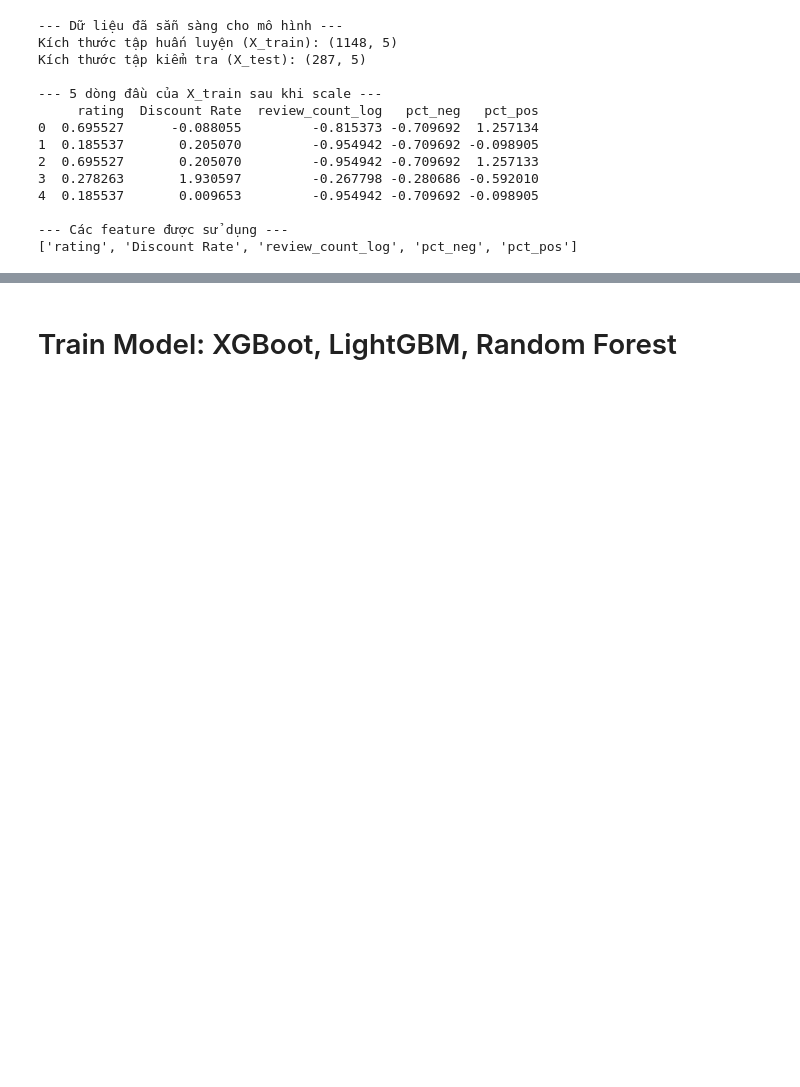
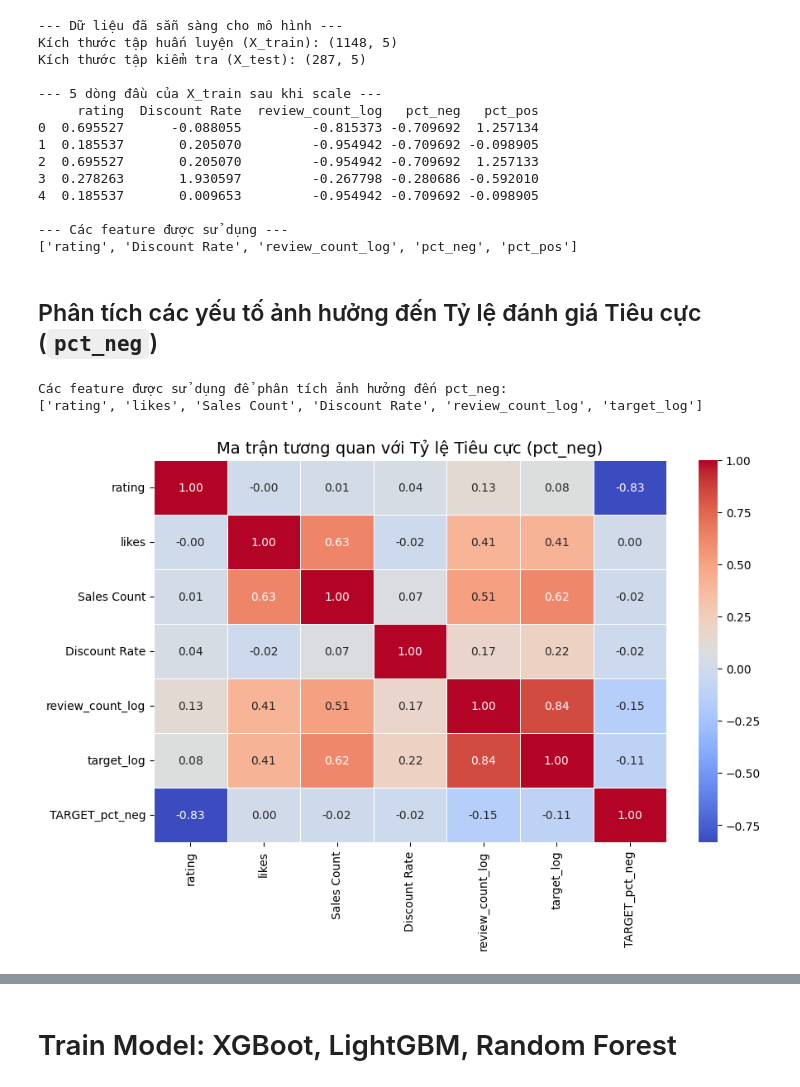
Before and after one commit to nhunggnguyen04/NCKH, a Jupyter notebook: train_model.ipynb, the cells around one changed output, grey strips where cells are left out. Saved outputs shown, nothing was run; the diff lists cells and outputs as text; code cells hidden in the pictures; blank space fills up the shorter version.

```diff
--- a/train_model.ipynb
+++ b/train_model.ipynb
@@ -477,3 +474,37 @@ Kích thước tập kiểm tra (X_test): (287, 5)
 
 --- Các feature được sử dụng ---
 ['rating', 'Discount Rate', 'review_count_log', 'pct_neg', 'pct_pos']
+# %% [markdown]
+## Phân tích các yếu tố ảnh hưởng đến Tỷ lệ đánh giá Tiêu cực (`pct_neg`)
+# %%
+import matplotlib.pyplot as plt
+import seaborn as sns
+from sklearn.ensemble import RandomForestRegressor
+import pandas as pd
+
+# 1. Chuẩn bị dữ liệu
+# Sử dụng df_model từ các bước trước
+df_neg_analysis = df_model.copy()
+
+# Xác định target là pct_neg
+y_neg = df_neg_analysis['pct_neg']
+
+# Xác định features (X): Loại bỏ các cột liên quan đến cảm xúc khác để tránh rò rỉ dữ liệu
+cols_to_drop = ['pct_neg', 'pct_pos', 'label_count_0', 'label_count_1', 'label_count_2', 'product_id']
+X_neg = df_neg_analysis.drop(columns=[c for c in cols_to_drop if c in df_neg_analysis.columns], errors='ignore')
+
+print("Các feature được sử dụng để phân tích ảnh hưởng đến pct_neg:")
+print(X_neg.columns.tolist())
+
+# 2. Phân tích Tương quan (Correlation)
+df_corr = X_neg.copy()
+df_corr['TARGET_pct_neg'] = y_neg
+
+plt.figure(figsize=(10, 6))
+sns.heatmap(df_corr.corr(), annot=True, cmap='coolwarm', fmt=".2f", linewidths=0.5)
+plt.title("Ma trận tương quan với Tỷ lệ Tiêu cực (pct_neg)", fontsize=14)
+plt.show()
+# %% [output]
+Các feature được sử dụng để phân tích ảnh hưởng đến pct_neg:
+['rating', 'likes', 'Sales Count', 'Discount Rate', 'review_count_log', 'target_log']
+[figure, added]
```
Also changed, not shown: parts of 6 cells of this notebook.
